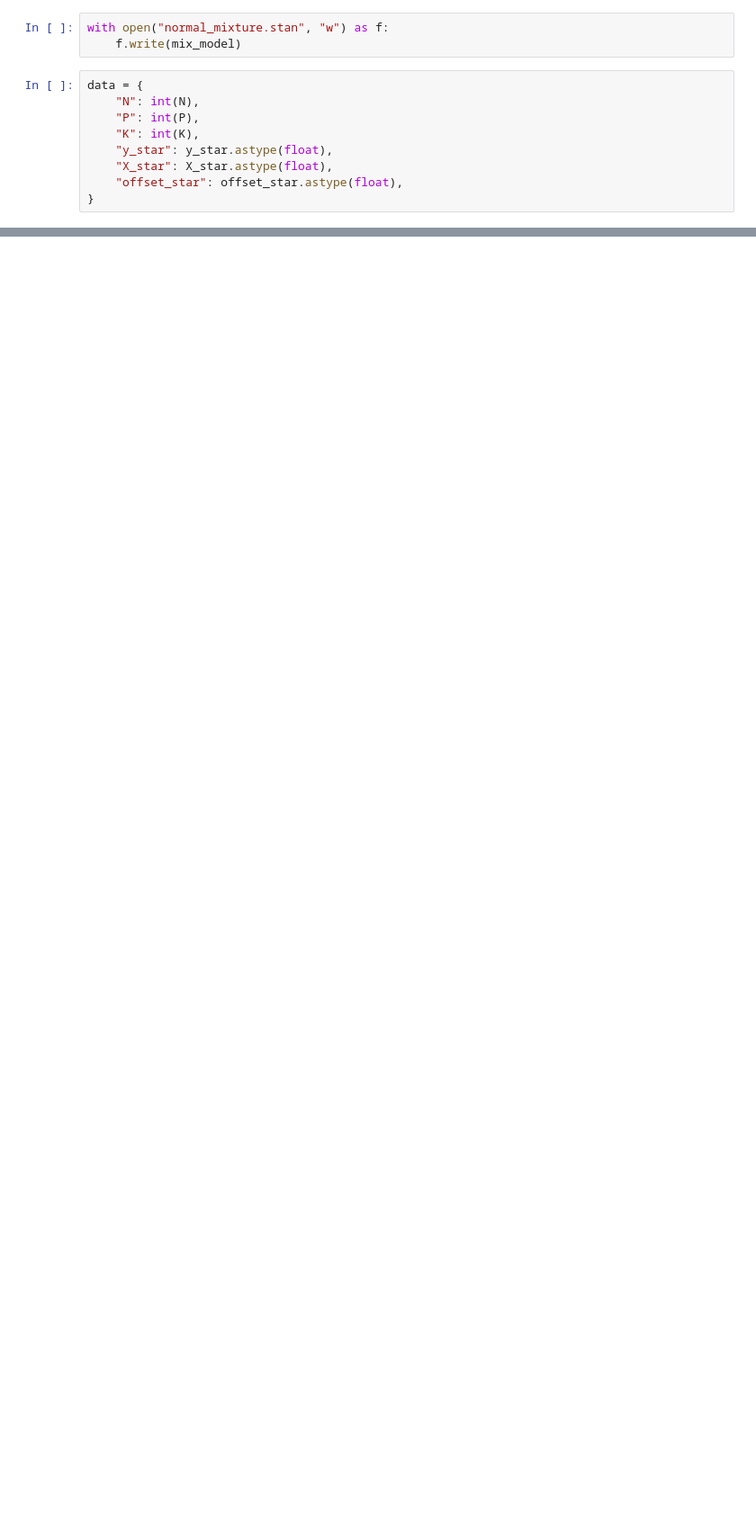
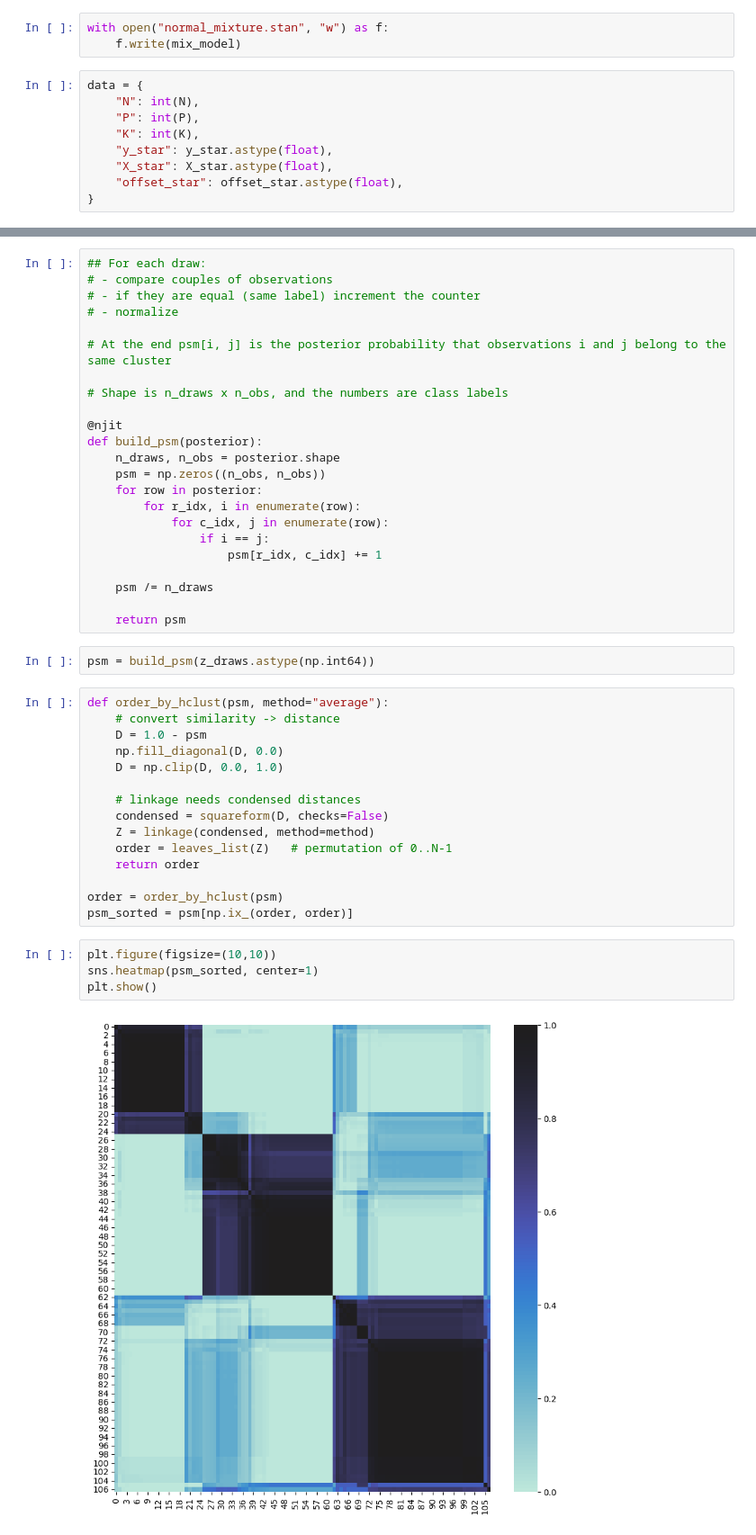
Before and after one commit to leonardotisato/Bayesian-Statistics-Project, a Jupyter notebook: sandbox/mixture_model/normal_mixture.ipynb, the cells around one changed output, grey strips where cells are left out. Shown at 90% size. Cells and saved outputs as stored; diff of their text form; blank space fills up the shorter version.

```diff
--- a/sandbox/mixture_model/normal_mixture.ipynb
+++ b/sandbox/mixture_model/normal_mixture.ipynb
@@ -426,0 +130,46 @@ plt.show()
+# %%
+## For each draw:
+# - compare couples of observations
+# - if they are equal (same label) increment the counter
+# - normalize
+
+# At the end psm[i, j] is the posterior probability that observations i and j belong to the same cluster
+
+# Shape is n_draws x n_obs, and the numbers are class labels
+
+@njit
+def build_psm(posterior):
+    n_draws, n_obs = posterior.shape
+    psm = np.zeros((n_obs, n_obs))
+    for row in posterior:
+        for r_idx, i in enumerate(row):
+            for c_idx, j in enumerate(row):
+                if i == j:
+                    psm[r_idx, c_idx] += 1
+
+    psm /= n_draws
+
+    return psm
+# %%
+psm = build_psm(z_draws.astype(np.int64))
+# %%
+def order_by_hclust(psm, method="average"):
+    # convert similarity -> distance
+    D = 1.0 - psm
+    np.fill_diagonal(D, 0.0)
+    D = np.clip(D, 0.0, 1.0)
+
+    # linkage needs condensed distances
+    condensed = squareform(D, checks=False)
+    Z = linkage(condensed, method=method)
+    order = leaves_list(Z)   # permutation of 0..N-1
+    return order
+
+order = order_by_hclust(psm)
+psm_sorted = psm[np.ix_(order, order)]
+# %%
+plt.figure(figsize=(10,10))
+sns.heatmap(psm_sorted, center=1)
+plt.show()
+# %% [output]
+[figure, added]
```
Also changed, not shown: parts of 39 cells of this notebook, 1 other file.
